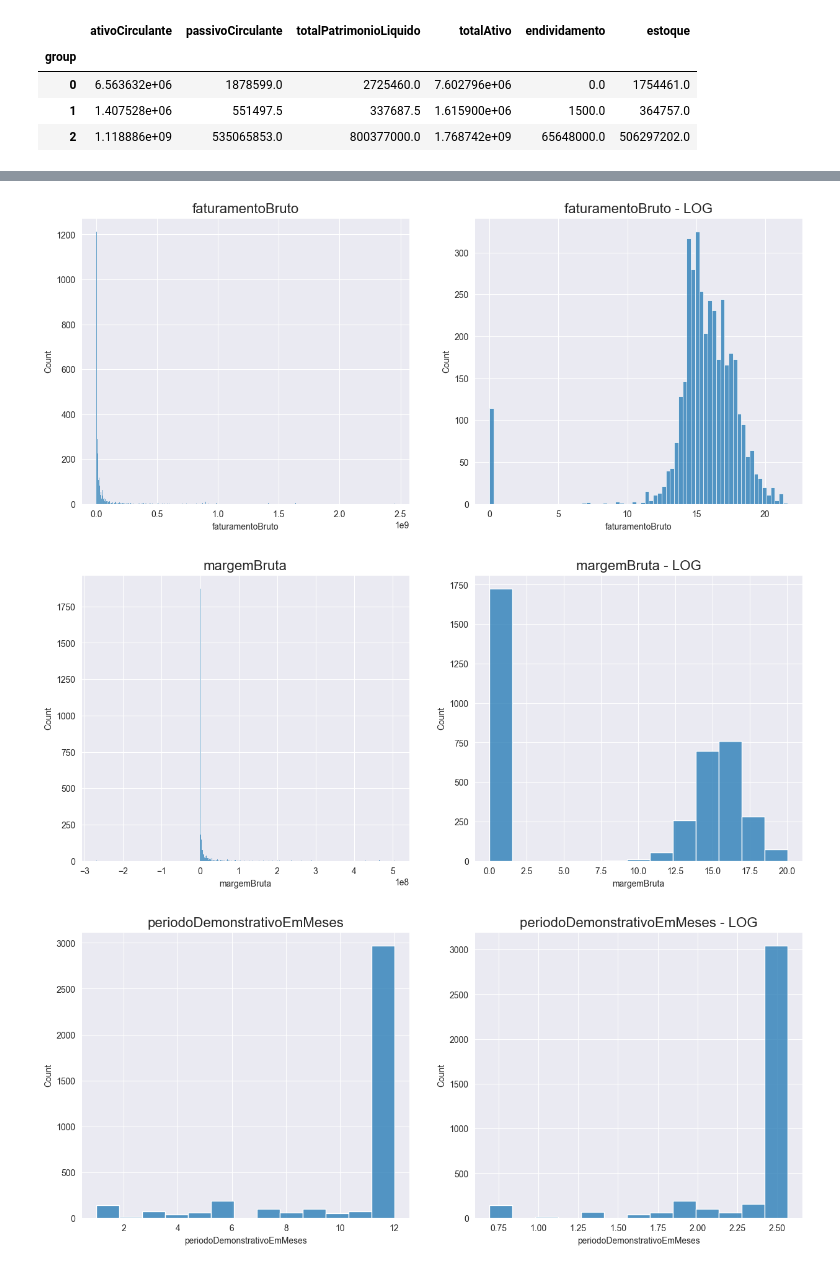
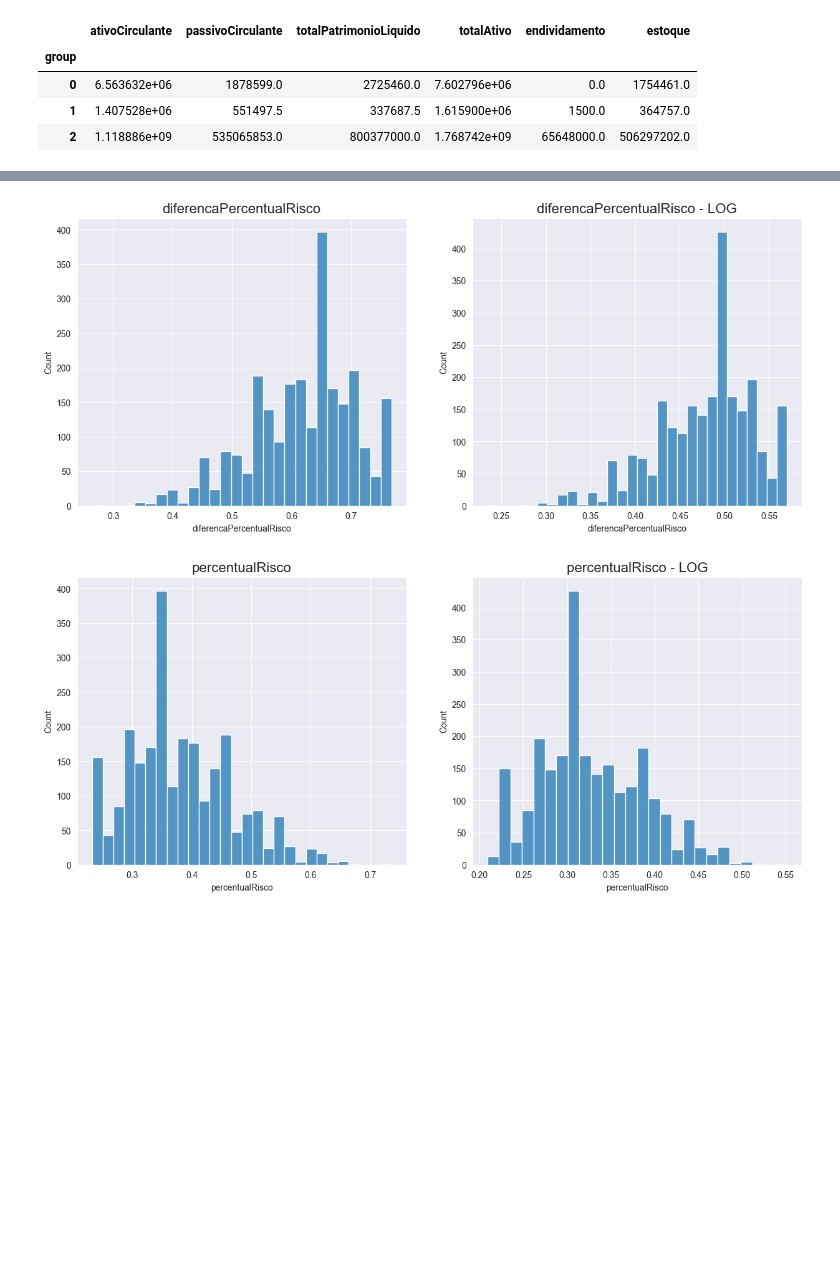
Before and after one commit to vl-sales/fiapBootcamp, a Jupyter notebook: bootCampSolved.ipynb, the cells around one changed output, grey strips where cells are left out. Cells and saved outputs as stored; diff of their text form; code cells hidden in the pictures; blank space fills up the shorter version.

```diff
--- a/bootCampSolved.ipynb
+++ b/bootCampSolved.ipynb
@@ -508,10 +513,11 @@ dtype: int64
 # %%
-mapper_risk = {key: value for value, key in enumerate(group_0_v2['definicaoRisco'].unique())}
+mapper_risk = {key: value for value, key in enumerate(group_s_v2['definicaoRisco'].unique())}
 
-group_0_v2['definicaoRisco'] = group_0_v2['definicaoRisco'].map(mapper_risk)
-group_0_v2['restricoes'] = np.int8(group_0_v2['restricoes'])
-group_0_v2['empresa_MeEppMei'] = np.int8(group_0_v2['empresa_MeEppMei'])
-
-group_0_v2.head()
+group_s_v2['definicaoRisco'] = group_s_v2['definicaoRisco'].map(mapper_risk)
+group_s_v2['restricoes'] = np.int8(group_s_v2['restricoes'])
+group_s_v2['empresa_MeEppMei'] = np.int8(group_s_v2['empresa_MeEppMei'])
+group_s_v2['anoFundacao_cat'] = pd.cut(group_s_v2['anoFundacao'], bins=4, labels=[0, 1, 2, 3])
+group_s_v2['anoFundacao_cat'] = np.int8(group_s_v2['anoFundacao_cat'])
+group_s_v2.head()
 # %% [output]
 |  | maiorAtraso | margemBrutaAcumulada | percentualProtestos | prazoMedioRecebimentoVendas | titulosEmAberto | ... |
@@ -543,8 +549,8 @@ group                          0.000000
 dtype: float64
 # %%
 columns_to_plot = np.array_split(
-    np.array(group_0_v2.columns),
-    5
+    np.array(group_s_v2.columns),
+    8
 )
 
-columns_to_plot.shape
+len(columns_to_plot)
@@ -551,4 +573,4 @@ columns_to_plot.shape
 # %%
 for column in columns_to_plot[0]:
-    create_subplots(group_0_v2, column, column)
+    create_subplots(group_s_v2, column, column)
 # %% [output]
@@ -560,4 +580,4 @@ for column in columns_to_plot[0]:
 # %%
 for column in columns_to_plot[1]:
-    create_subplots(group_0_v2, column, column)
+    create_subplots(group_s_v2, column, column)
 # %% [output]
@@ -569,4 +587,4 @@ for column in columns_to_plot[1]:
 # %%
 for column in columns_to_plot[2]:
-    create_subplots(group_0_v2, column, column)
+    create_subplots(group_s_v2, column, column)
 # %% [output]
@@ -574,3 +592,2 @@ for column in columns_to_plot[2]:
-[figure, old version]
+[figure, new version]
-[figure, old version]
+[figure, new version]
-[figure, removed]
```
Also changed, not shown: parts of 58 cells of this notebook.
